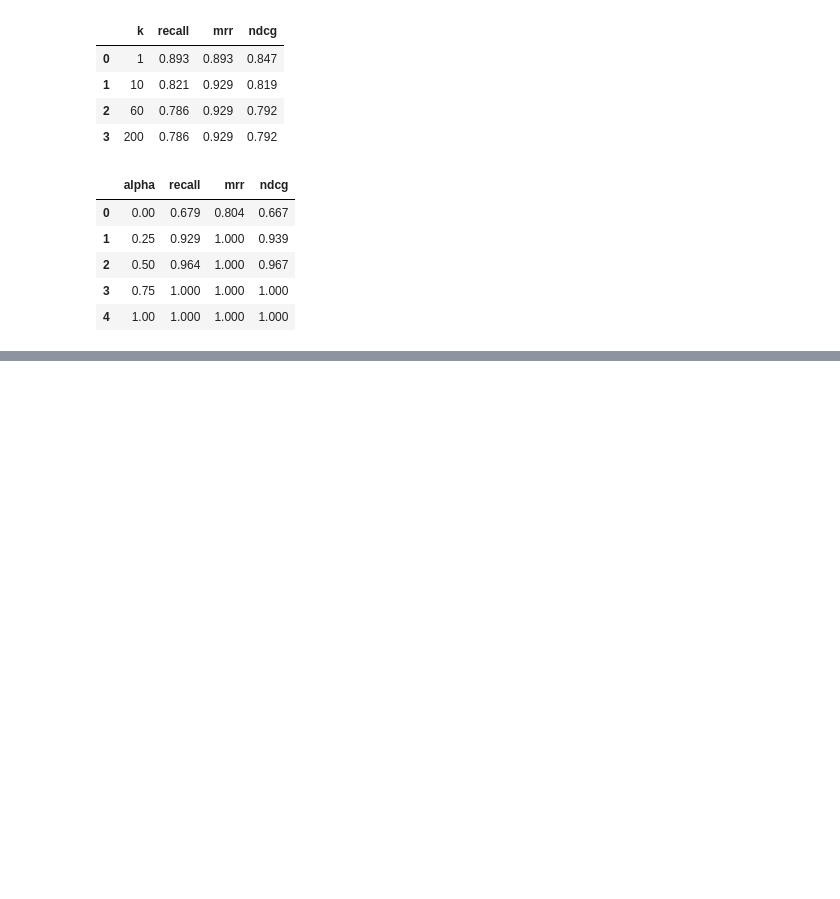
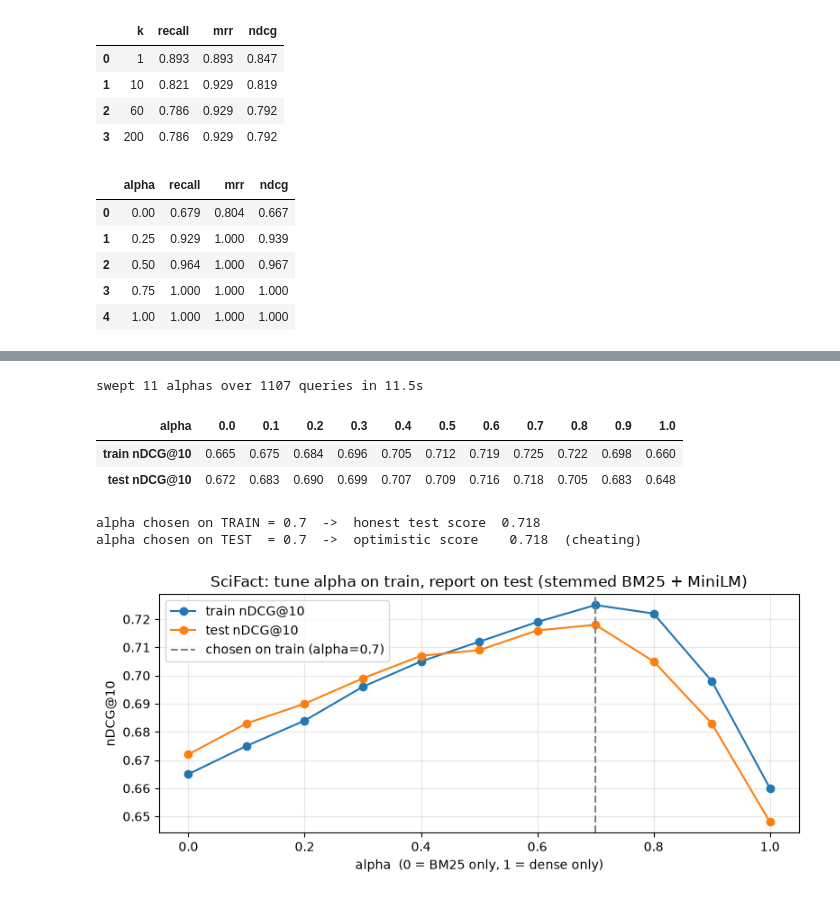
Before and after one commit to ngjunlong9651/hybrid_rag, a Jupyter notebook: hybrid_rag_learning.ipynb, the cells around one changed output, grey strips where cells are left out. Cells and saved outputs as stored; diff of their text form; code cells hidden in the pictures; blank space fills up the shorter version.

```diff
--- a/hybrid_rag_learning.ipynb
+++ b/hybrid_rag_learning.ipynb
@@ -851,0 +1305,9 @@ pd.DataFrame(rows)
+# %%
+import importlib
+import hybrid_retriever
+importlib.reload(hybrid_retriever)            # pick up edits to the .py file without restarting the kernel
+
+retriever = hybrid_retriever.HybridRetriever(hybrid_retriever.DOCS)
+q = "I forgot my password"
+print("BM25 candidates now:", retriever.bm25_ranking(q), " (only docs sharing a word with the query)")
+print("hybrid top 3      :", retriever.search(q)["hybrid"])
@@ -851,0 +1522,43 @@ pd.DataFrame(rows)
+# %%
+def normalized_scores(index, queries):
+    # Precompute both score arrays per query once, so the sweep only re-blends them (cheap).
+    return {q: (minmax(index.bm25_scores(q)), minmax(index.dense_scores(q))) for q in queries}
+
+
+def mean_ndcg_for_alpha(index, cache, qrels, alpha, k=10):
+    vals = []
+    for q, rel in qrels.items():
+        bm, de = cache[q]
+        vals.append(ndcg_at_k(index.rank(alpha * de + (1 - alpha) * bm), rel, k))
+    return float(np.mean(vals))
+
+
+t0 = perf_counter()
+train_cache = normalized_scores(sf_stem, SF_TRAIN)
+test_cache = normalized_scores(sf_stem, SF_TEST)
+alphas = np.round(np.linspace(0, 1, 11), 2)
+sweep = pd.DataFrame({
+    "train nDCG@10": [mean_ndcg_for_alpha(sf_stem, train_cache, SF_TRAIN, a) for a in alphas],
+    "test nDCG@10": [mean_ndcg_for_alpha(sf_stem, test_cache, SF_TEST, a) for a in alphas],
+}, index=pd.Index(alphas, name="alpha")).round(3)
+print(f"swept {len(alphas)} alphas over {len(SF_TRAIN) + len(SF_TEST)} queries in {perf_counter() - t0:.1f}s")
+
+best_train = sweep["train nDCG@10"].idxmax()
+best_test = sweep["test nDCG@10"].idxmax()
+display(sweep.T)
+print(f"alpha chosen on TRAIN = {best_train}  ->  honest test score  {sweep.loc[best_train, 'test nDCG@10']:.3f}")
+print(f"alpha chosen on TEST  = {best_test}  ->  optimistic score    {sweep.loc[best_test, 'test nDCG@10']:.3f}  (cheating)")
+
+ax = sweep.plot(marker="o", figsize=(8, 3.6))
+ax.axvline(best_train, color="gray", linestyle="--", label=f"chosen on train (alpha={best_train})")
+ax.set_xlabel("alpha  (0 = BM25 only, 1 = dense only)"); ax.set_ylabel("nDCG@10")
+ax.set_title("SciFact: tune alpha on train, report on test (stemmed BM25 + MiniLM)")
+ax.legend(); ax.grid(alpha=0.3); plt.tight_layout(); plt.show()
+# %% [output]
+swept 11 alphas over 1107 queries in 11.5s
+| alpha | 0.0 | 0.1 | 0.2 | 0.3 | 0.4 | 0.5 | 0.6 | 0.7 | 0.8 | 0.9 | 1.0 |
+| train nDCG@10 | 0.665 | 0.675 | 0.684 | 0.696 | 0.705 | 0.712 | 0.719 | 0.725 | 0.722 | 0.698 | 0.660 |
+| test nDCG@10 | 0.672 | 0.683 | 0.690 | 0.699 | 0.707 | 0.709 | 0.716 | 0.718 | 0.705 | 0.683 | 0.648 |
+alpha chosen on TRAIN = 0.7  ->  honest test score  0.718
+alpha chosen on TEST  = 0.7  ->  optimistic score    0.718  (cheating)
+[figure, added]
```
Also changed, not shown: parts of 58 cells of this notebook, 4 other files.
